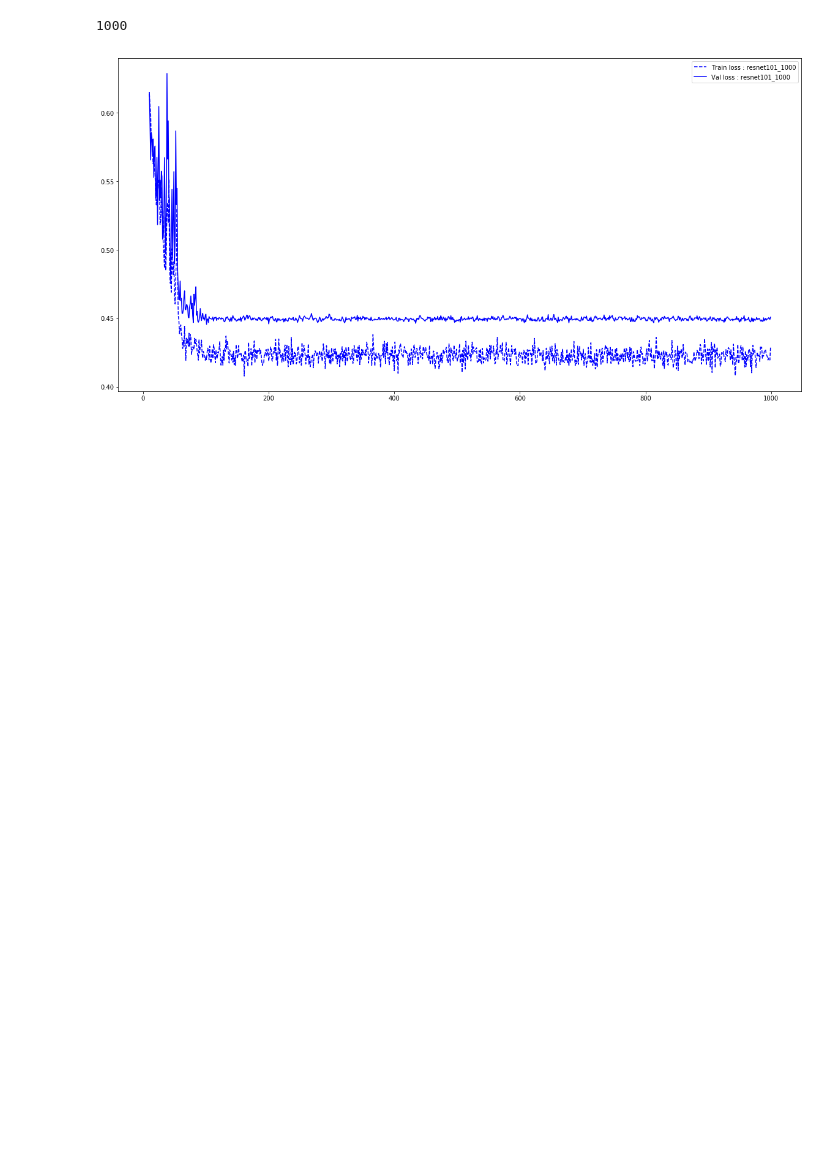
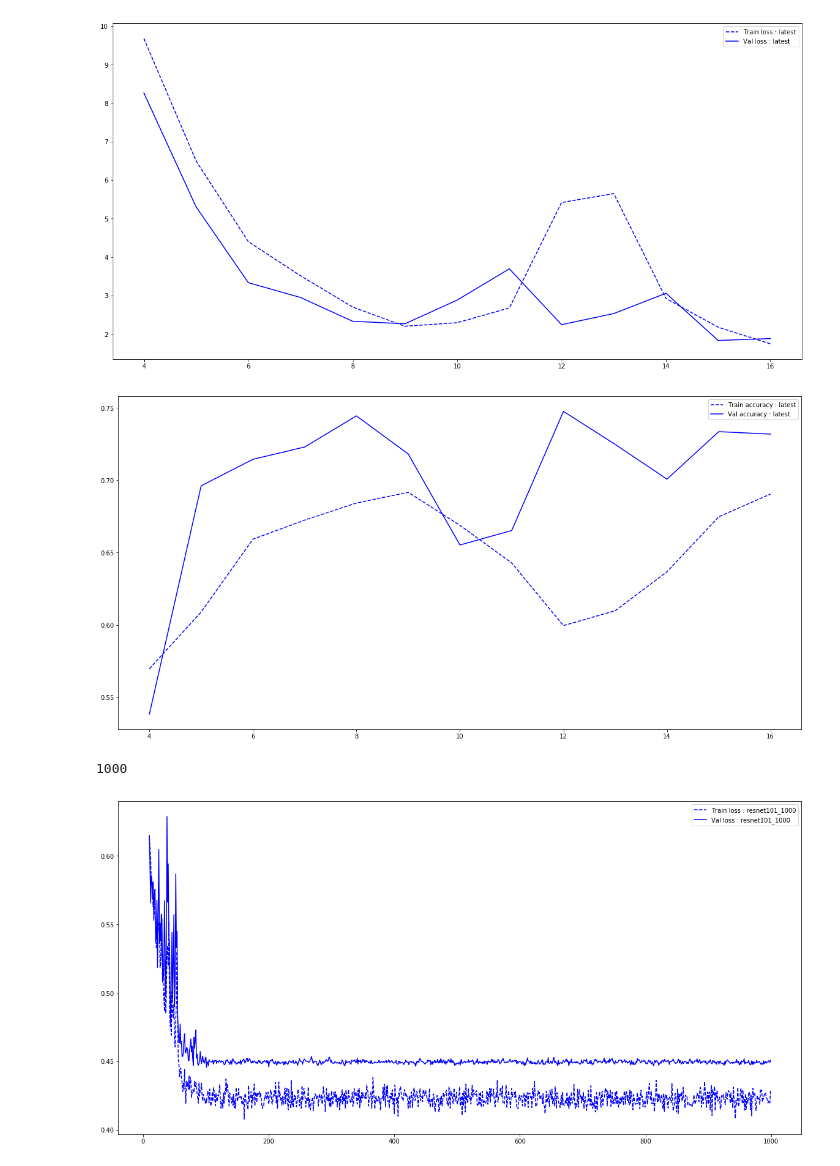
Before and after one commit to kolchinski/weeds_id, a Jupyter notebook: Loss tracking.ipynb, the cells around one changed output. Cells and saved outputs as stored; diff of their text form; code cells hidden in the pictures; blank space fills up the shorter version.

```diff
--- a/Loss tracking.ipynb
+++ b/Loss tracking.ipynb
@@ -1177,6 +1177,43 @@ resnet_101_decay_from_2_log = """
    479  train Loss: 0.4162 Acc: 0.8594
    480  val Loss: 0.4507 Acc: 0.8460
 """
+# %%
+latest_log = """
+     1  train Loss: 81.0732 Acc: 0.2132
+     2  val Loss: 111.6656 Acc: 0.5201
+     3  train Loss: 118.6287 Acc: 0.4219
+     4  val Loss: 50.8730 Acc: 0.3019
+     5  train Loss: 37.1952 Acc: 0.4187
+     6  val Loss: 33.0297 Acc: 0.5330
+     7  train Loss: 21.1870 Acc: 0.4796
+     8  val Loss: 8.8934 Acc: 0.6492
+     9  train Loss: 9.6781 Acc: 0.5697
+    10  val Loss: 8.2637 Acc: 0.5384
+    11  train Loss: 6.4963 Acc: 0.6089
+    12  val Loss: 5.3032 Acc: 0.6961
+    13  train Loss: 4.3992 Acc: 0.6592
+    14  val Loss: 3.3331 Acc: 0.7144
+    15  train Loss: 3.5118 Acc: 0.6724
+    16  val Loss: 2.9474 Acc: 0.7229
+    17  train Loss: 2.6982 Acc: 0.6842
+    18  val Loss: 2.3289 Acc: 0.7444
+    19  train Loss: 2.2004 Acc: 0.6916
+    20  val Loss: 2.2649 Acc: 0.7181
+    21  train Loss: 2.2921 Acc: 0.6688
+    22  val Loss: 2.8792 Acc: 0.6552
+    23  train Loss: 2.6763 Acc: 0.6428
+    24  val Loss: 3.6931 Acc: 0.6652
+    25  train Loss: 5.4170 Acc: 0.5995
+    26  val Loss: 2.2412 Acc: 0.7475
+    27  train Loss: 5.6478 Acc: 0.6098
+    28  val Loss: 2.5303 Acc: 0.7247
+    29  train Loss: 2.9213 Acc: 0.6367
+    30  val Loss: 3.0566 Acc: 0.7007
+    31  train Loss: 2.1736 Acc: 0.6747
+    32  val Loss: 1.8300 Acc: 0.7335
+    33  train Loss: 1.7434 Acc: 0.6904
+    34  val Loss: 1.8797 Acc: 0.7318
+"""
 # %%
 with open('logs/resnet_101_1000_epoch.txt') as f:
     resnet_101_1000_epoch_log = f.readlines()
@@ -1187,6 +1224,7 @@ logs = {
     'resnet101_decay_1' : resnet_101_decay_from_1_log,
     'resnet101_decay_2' : resnet_101_decay_from_2_log,
     'resnet101_1000' : resnet_101_1000_epoch_log,
+    'latest' : latest_log,
 }
 # %%
 histories = {}
@@ -1238,6 +1276,11 @@ def make_graphs(log_name, start, end):
 
     plt.legend()
     plt.show()
+# %%
+make_graphs('latest', 4, 1000)
+# %% [output]
+[figure, added]
+[figure, added]
 # %%
 len(histories['resnet101_1000']['train_losses'])
 # %% [output]
```
Also changed, not shown: 1 other file.
